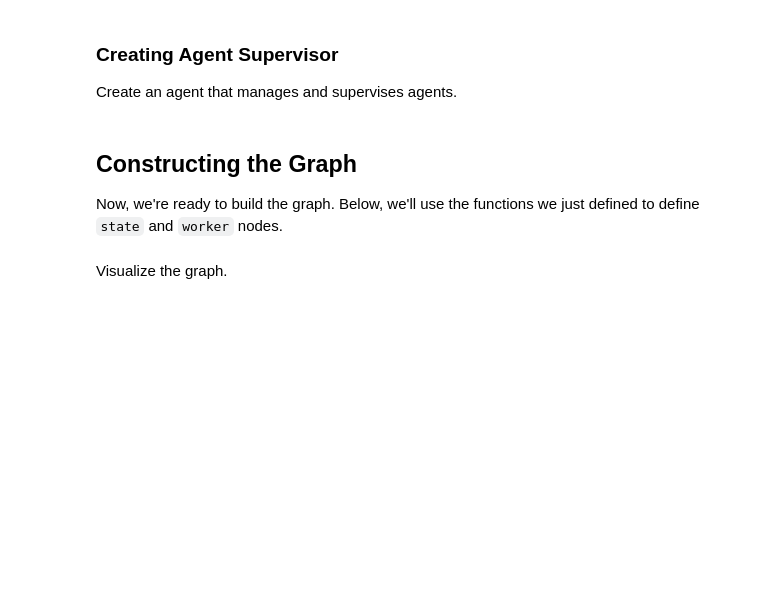
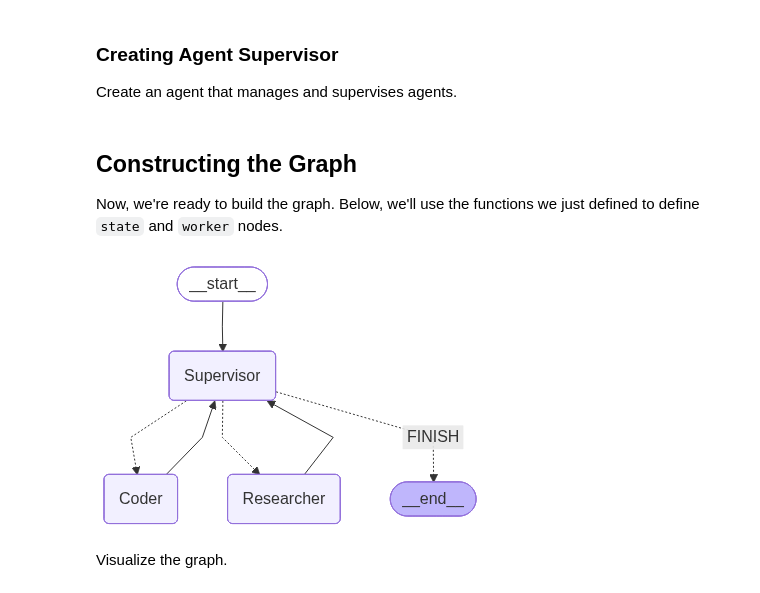
Before and after one commit to anshupandey/B6_GAAP_GCP, a Jupyter notebook: code14_LangGraph_Multi_Agent_Collaboration.ipynb, the cells around one changed output. Cells and saved outputs as stored; diff of their text form; code cells hidden in the pictures; blank space fills up the shorter version.

```diff
--- a/code14_LangGraph_Multi_Agent_Collaboration.ipynb
+++ b/code14_LangGraph_Multi_Agent_Collaboration.ipynb
@@ -454,7 +487,7 @@ from langchain_core.messages import HumanMessage
 
 
 # Create an agent node using the specified agent and name
-def agent_node(state, agent, name):
+def agent_node(state, agent, name,):
     # Call the agent
     agent_response = agent.invoke(state)
     # Convert the last message of the agent to a HumanMessage and return it
@@ -551,8 +585,10 @@ system_prompt = (
     "You are a supervisor tasked with managing a conversation between the"
     " following workers:  {members}. Given the following user request,"
     " respond with the worker to act next. Each worker will perform a"
-    " task and respond with their results and status. When finished,"
-    " respond with FINISH."
+    " task and respond with their results and status."
+    "Analyze the results from each agent, if the goal is not met, identify the appropriate agent to perform the task"
+    "use researcher agent to gather data, and coder agent to write code for any tasks like chart creation or data visualization"
+     "When finished, respond with FINISH."
 )
 
 # Create ChatPromptTemplate
@@ -568,15 +604,12 @@ prompt = ChatPromptTemplate.from_messages(
     ]
 ).partial(options=str(options_for_next), members=", ".join(members))
 
-# Initialize LLM
-from langchain.chat_models import init_chat_model
-model_name="gemini-2.0-flash"
-llm = init_chat_model(model_name, model_provider="google_genai")
+
 
 # Create Supervisor Agent
 def supervisor_agent(state):
     # Combine prompt and LLM to create a chain
-    supervisor_chain = prompt | llm.with_structured_output(RouteResponse)
+    supervisor_chain = prompt | model.with_structured_output(RouteResponse)
     # Call the agent
     return supervisor_chain.invoke(state)
 # %% [markdown]
@@ -586,13 +619,14 @@ Now, we're ready to build the graph. Below, we'll use the functions we just defi
 # %%
 import functools
 
-from langgraph.prebuilt import create_react_agent
-from langchain_community.tools import TavilySearchResults
 
-tavily_tool = TavilySearchResults(max_results=5)
+
 
 # Create Research Agent
-research_agent = create_react_agent(llm, tools=[tavily_tool])
+
+re_prompt = "you are a researcher agent, you can gather data for any requirement, for any given task, perform the segment of it which you can. and handover answer again for next steps"
+
+research_agent = create_agent(model, tools=[tavily_tool],system_prompt=re_prompt)
 research_node = functools.partial(agent_node, agent=research_agent, name="Researcher")
 
 code_system_prompt = """
@@ -611,10 +645,10 @@ locale.setlocale(locale.LC_ALL, 'en_US.UTF-8')
 """
 
 # Create Coder Agent
-coder_agent = create_react_agent(
-    llm,
+coder_agent = create_agent(
+    model,
     tools=[python_repl_tool],
-    prompt=code_system_prompt,
+    system_prompt=code_system_prompt,
 )
 coder_node = functools.partial(agent_node, agent=coder_agent, name="Coder")
 # %%
@@ -622,32 +656,35 @@ from langgraph.checkpoint.memory import MemorySaver
 from langgraph.graph import END, START, StateGraph
 
 
 # Create graph
 workflow = StateGraph(AgentState)
 
 # Add nodes to the graph
 workflow.add_node("Researcher", research_node)
 workflow.add_node("Coder", coder_node)
 workflow.add_node("Supervisor", supervisor_agent)
 
 # Add edges from member nodes to the Supervisor node
 for member in members:
     workflow.add_edge(member, "Supervisor")
 
 # Add conditional edges
 conditional_map = {k: k for k in members}
 conditional_map["FINISH"] = END
 
 def get_next(state):
     return state["next"]
 
 # Add conditional edges from the Supervisor node
 workflow.add_conditional_edges("Supervisor", get_next, conditional_map)
 
 # Add starting point
 workflow.add_edge(START, "Supervisor")
 
 # Compile the graph
 graph = workflow.compile(checkpointer=MemorySaver())
+graph
+# %% [output]
+[figure, added]
 # %% [markdown]
 Visualize the graph.
```
Also changed, not shown: parts of 12 cells of this notebook.
